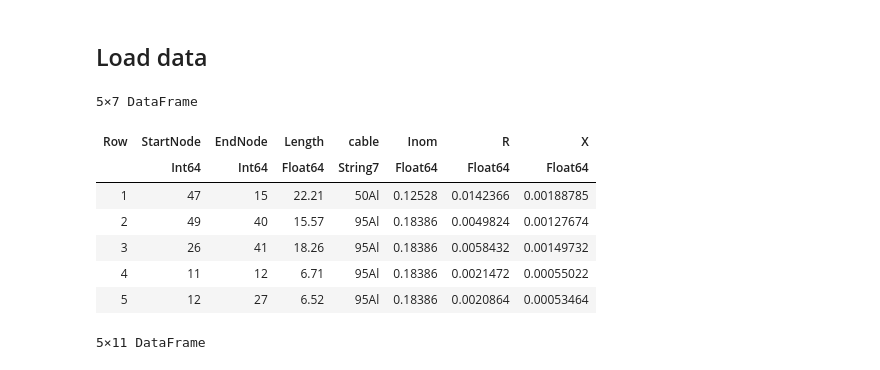
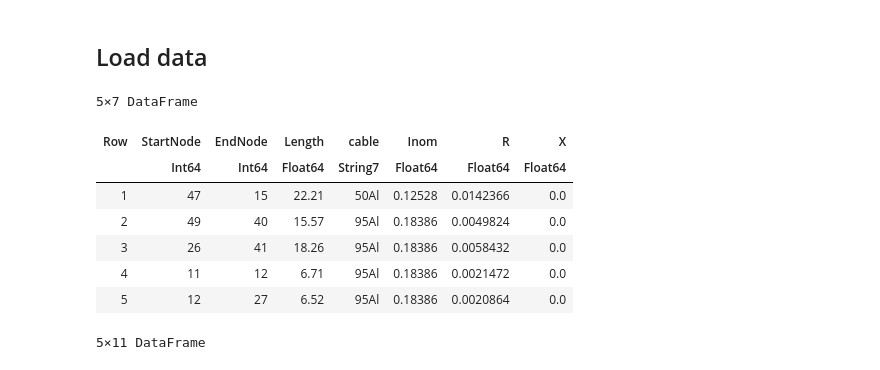
Before and after one commit to XinLiTue/Congestion-Management-based-on-Thermal-Comfort, a Jupyter notebook: OPF-jl.ipynb, the cells around one changed output. Saved outputs shown, nothing was run; the diff lists cells and outputs as text; code cells hidden in the pictures.

```diff
--- a/OPF-jl.ipynb
+++ b/OPF-jl.ipynb
@@ -41,17 +41,17 @@ Status `C:\Users\lange\OneDrive\Projects\2024\EEM25\Congestion-Management-based-
 # %%
 network = CSV.read("data/network.csv", DataFrame)
 network.R = network.R .* 1E0
-network.X = network.X .* 1E0
+network.X = network.X .* 1E0 .* 0
 first(network, 5)
 # %% [output]
 5×7 DataFrame
 | Row | StartNode | EndNode | Length | cable | Inom | R | X |
 |  | Int64 | Int64 | Float64 | String7 | Float64 | Float64 | Float64 |
-| 1 | 47 | 15 | 22.21 | 50Al | 0.12528 | 0.0142366 | 0.00188785 |
-| 2 | 49 | 40 | 15.57 | 95Al | 0.18386 | 0.0049824 | 0.00127674 |
-| 3 | 26 | 41 | 18.26 | 95Al | 0.18386 | 0.0058432 | 0.00149732 |
-| 4 | 11 | 12 | 6.71 | 95Al | 0.18386 | 0.0021472 | 0.00055022 |
-| 5 | 12 | 27 | 6.52 | 95Al | 0.18386 | 0.0020864 | 0.00053464 |
+| 1 | 47 | 15 | 22.21 | 50Al | 0.12528 | 0.0142366 | 0.0 |
+| 2 | 49 | 40 | 15.57 | 95Al | 0.18386 | 0.0049824 | 0.0 |
+| 3 | 26 | 41 | 18.26 | 95Al | 0.18386 | 0.0058432 | 0.0 |
+| 4 | 11 | 12 | 6.71 | 95Al | 0.18386 | 0.0021472 | 0.0 |
+| 5 | 12 | 27 | 6.52 | 95Al | 0.18386 | 0.0020864 | 0.0 |
 # %%
 connections = CSV.read("data/user_connect.csv", DataFrame; delim=";")
 
```
Also changed, not shown: parts of 6 cells of this notebook.
